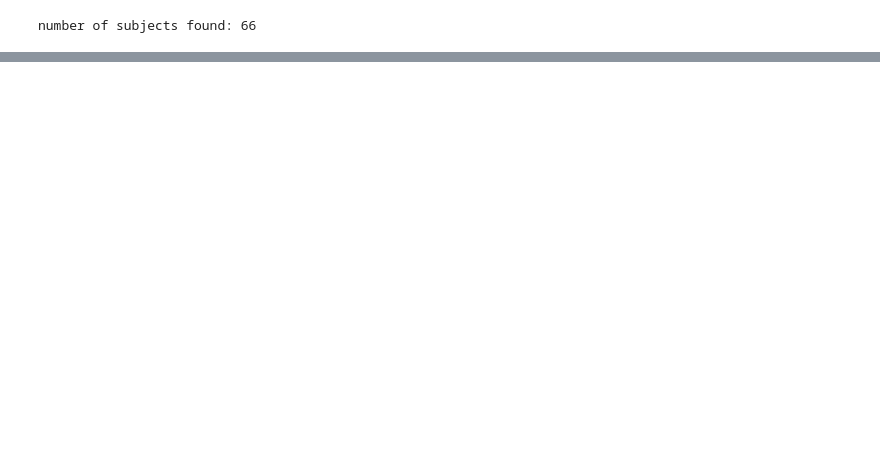
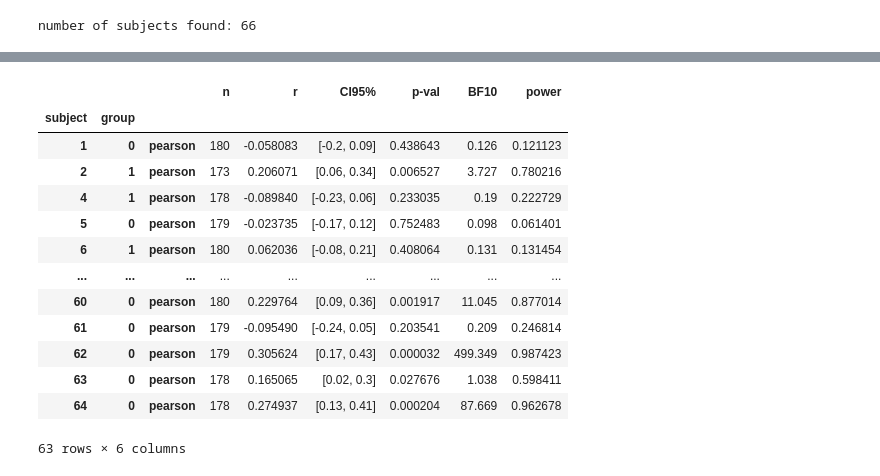
Before and after one commit to mrenke/numrisk, a Jupyter notebook: numrisk/neural_general/ana_default-decoding-results.ipynb, the cells around one changed output, grey strips where cells are left out. Cells and saved outputs as stored; diff of their text form; code cells hidden in the pictures; blank space fills up the shorter version.

```diff
--- a/numrisk/neural_general/ana_default-decoding-results.ipynb
+++ b/numrisk/neural_general/ana_default-decoding-results.ipynb
@@ -85,0 +118,17 @@ fig.set(title=f'r={r_}, p= {p}')
+# %%
+r
+# %% [output]
+|  |  |  | n | r | CI95% | p-val | BF10 | power |
+| subject | group |  |  |  |  |  |  |  |
+| 1 | 0 | pearson | 180 | -0.058083 | [-0.2, 0.09] | 0.438643 | 0.126 | 0.121123 |
+| 2 | 1 | pearson | 173 | 0.206071 | [0.06, 0.34] | 0.006527 | 3.727 | 0.780216 |
+| 4 | 1 | pearson | 178 | -0.089840 | [-0.23, 0.06] | 0.233035 | 0.19 | 0.222729 |
+| 5 | 0 | pearson | 179 | -0.023735 | [-0.17, 0.12] | 0.752483 | 0.098 | 0.061401 |
+| 6 | 1 | pearson | 180 | 0.062036 | [-0.08, 0.21] | 0.408064 | 0.131 | 0.131454 |
+| ... | ... | ... | ... | ... | ... | ... | ... | ... |
+| 60 | 0 | pearson | 180 | 0.229764 | [0.09, 0.36] | 0.001917 | 11.045 | 0.877014 |
+| 61 | 0 | pearson | 179 | -0.095490 | [-0.24, 0.05] | 0.203541 | 0.209 | 0.246814 |
+| 62 | 0 | pearson | 179 | 0.305624 | [0.17, 0.43] | 0.000032 | 499.349 | 0.987423 |
+| 63 | 0 | pearson | 178 | 0.165065 | [0.02, 0.3] | 0.027676 | 1.038 | 0.598411 |
+| 64 | 0 | pearson | 178 | 0.274937 | [0.13, 0.41] | 0.000204 | 87.669 | 0.962678 |
+63 rows × 6 columns
```
Also changed, not shown: parts of 7 cells of this notebook.
